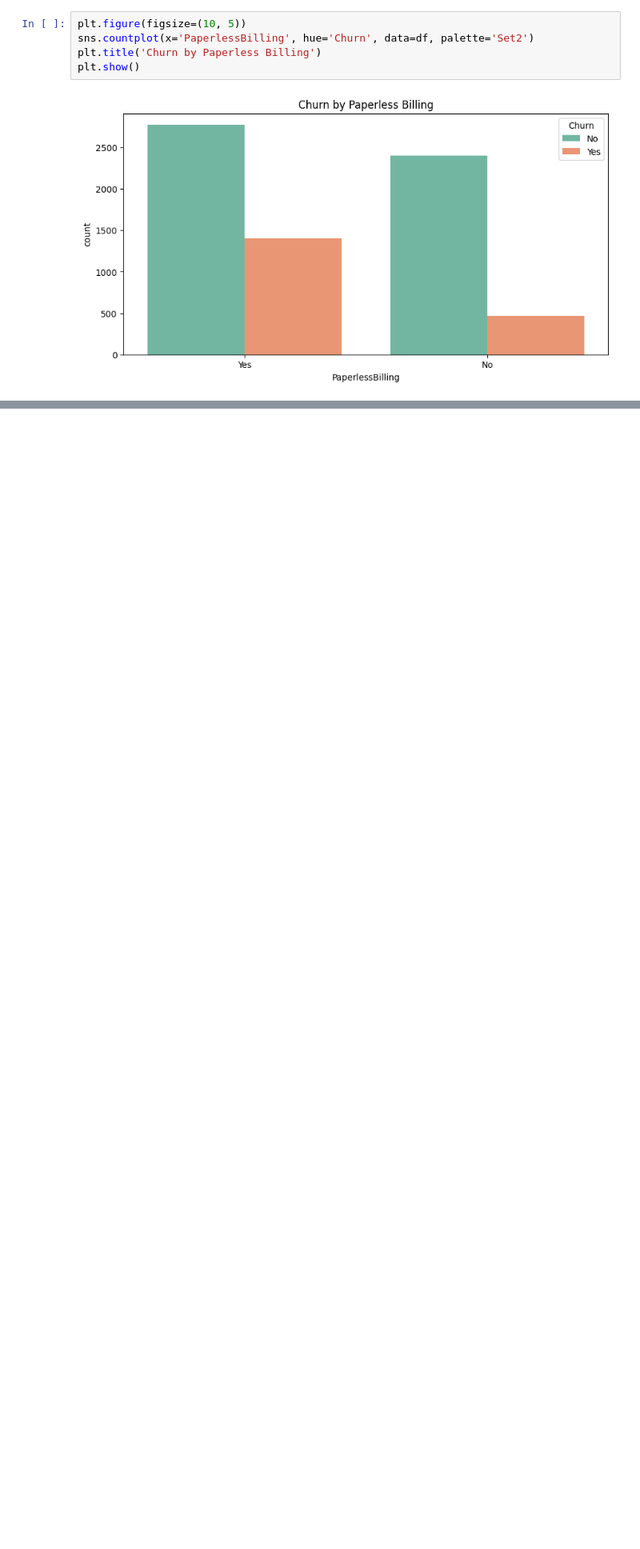
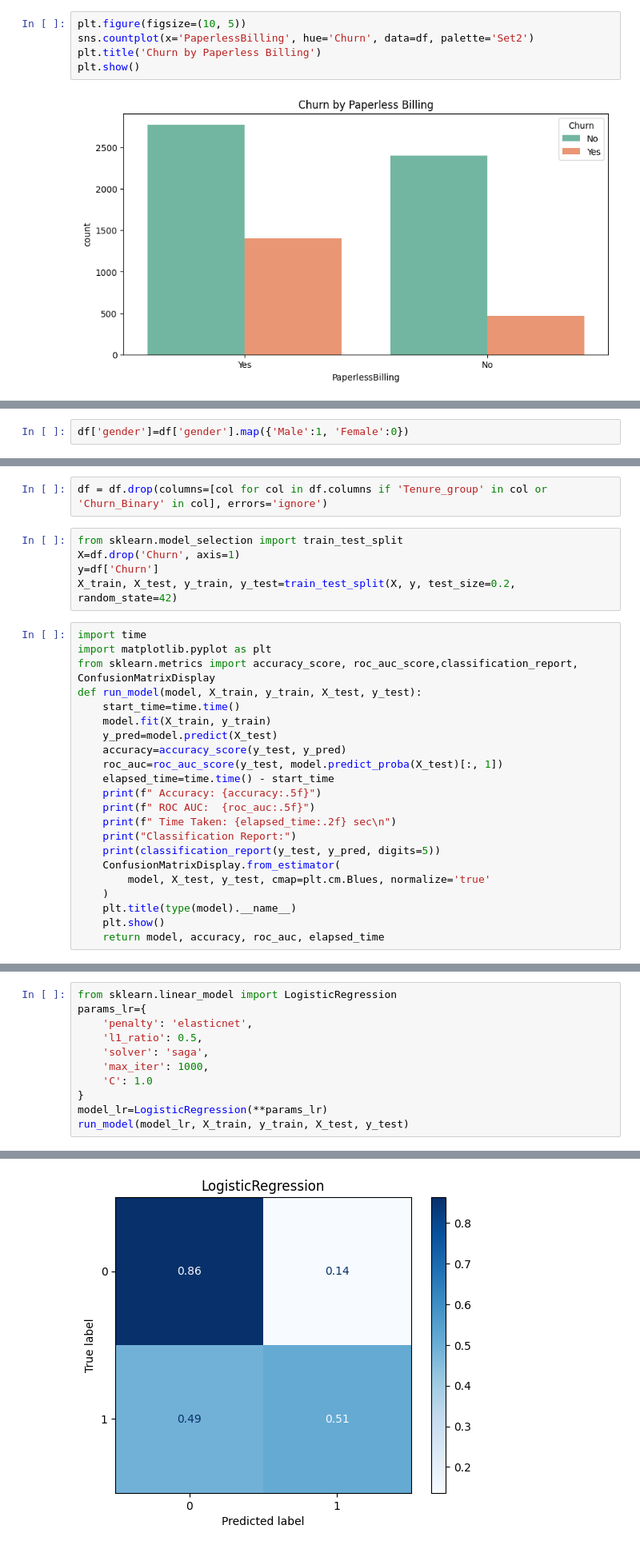
Before and after one commit to Thahari/Telco-Customer-Churn-Analysis, a Jupyter notebook: Churn_Project.ipynb, the cells around one changed output, grey strips where cells are left out. Shown at 80% size. Drawn from its saved outputs; the diff is of its cells as text; blank space fills up the shorter version.

```diff
--- a/Churn_Project.ipynb
+++ b/Churn_Project.ipynb
@@ -430,0 +579,2 @@ plt.show()
+# %%
+df['gender']=df['gender'].map({'Male':1, 'Female':0})
@@ -430,0 +608,29 @@ plt.show()
+# %%
+df = df.drop(columns=[col for col in df.columns if 'Tenure_group' in col or 'Churn_Binary' in col], errors='ignore')
+# %%
+from sklearn.model_selection import train_test_split
+X=df.drop('Churn', axis=1)
+y=df['Churn']
+X_train, X_test, y_train, y_test=train_test_split(X, y, test_size=0.2, random_state=42)
+# %%
+import time
+import matplotlib.pyplot as plt
+from sklearn.metrics import accuracy_score, roc_auc_score,classification_report, ConfusionMatrixDisplay
+def run_model(model, X_train, y_train, X_test, y_test):
+    start_time=time.time()
+    model.fit(X_train, y_train)
+    y_pred=model.predict(X_test)
+    accuracy=accuracy_score(y_test, y_pred)
+    roc_auc=roc_auc_score(y_test, model.predict_proba(X_test)[:, 1])
+    elapsed_time=time.time() - start_time
+    print(f" Accuracy: {accuracy:.5f}")
+    print(f" ROC AUC:  {roc_auc:.5f}")
+    print(f" Time Taken: {elapsed_time:.2f} sec\n")
+    print("Classification Report:")
+    print(classification_report(y_test, y_pred, digits=5))
+    ConfusionMatrixDisplay.from_estimator(
+        model, X_test, y_test, cmap=plt.cm.Blues, normalize='true'
+    )
+    plt.title(type(model).__name__)
+    plt.show()
+    return model, accuracy, roc_auc, elapsed_time
@@ -430,0 +640,12 @@ plt.show()
+# %%
+from sklearn.linear_model import LogisticRegression
+params_lr={
+    'penalty': 'elasticnet',
+    'l1_ratio': 0.5,
+    'solver': 'saga',
+    'max_iter': 1000,
+    'C': 1.0
+}
+model_lr=LogisticRegression(**params_lr)
+run_model(model_lr, X_train, y_train, X_test, y_test)
+# %% [output]
@@ -430,0 +665 @@ plt.show()
+[figure, added]
```
Also changed, not shown: parts of 66 cells of this notebook.
